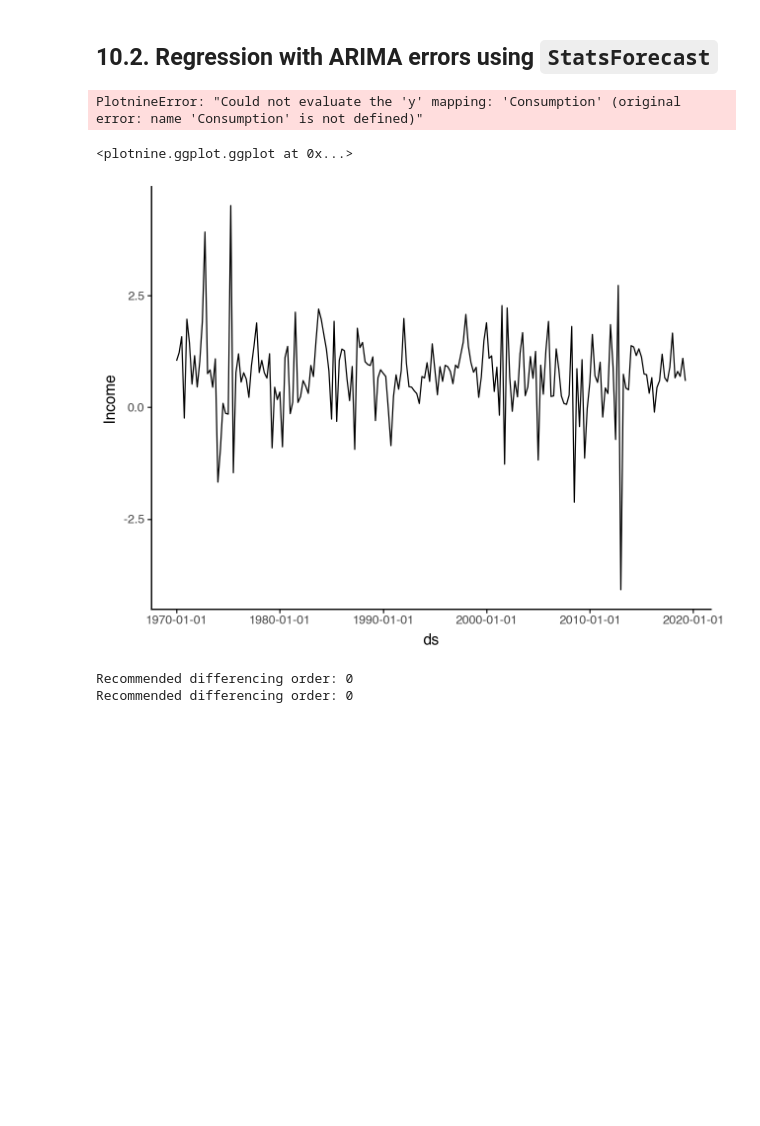
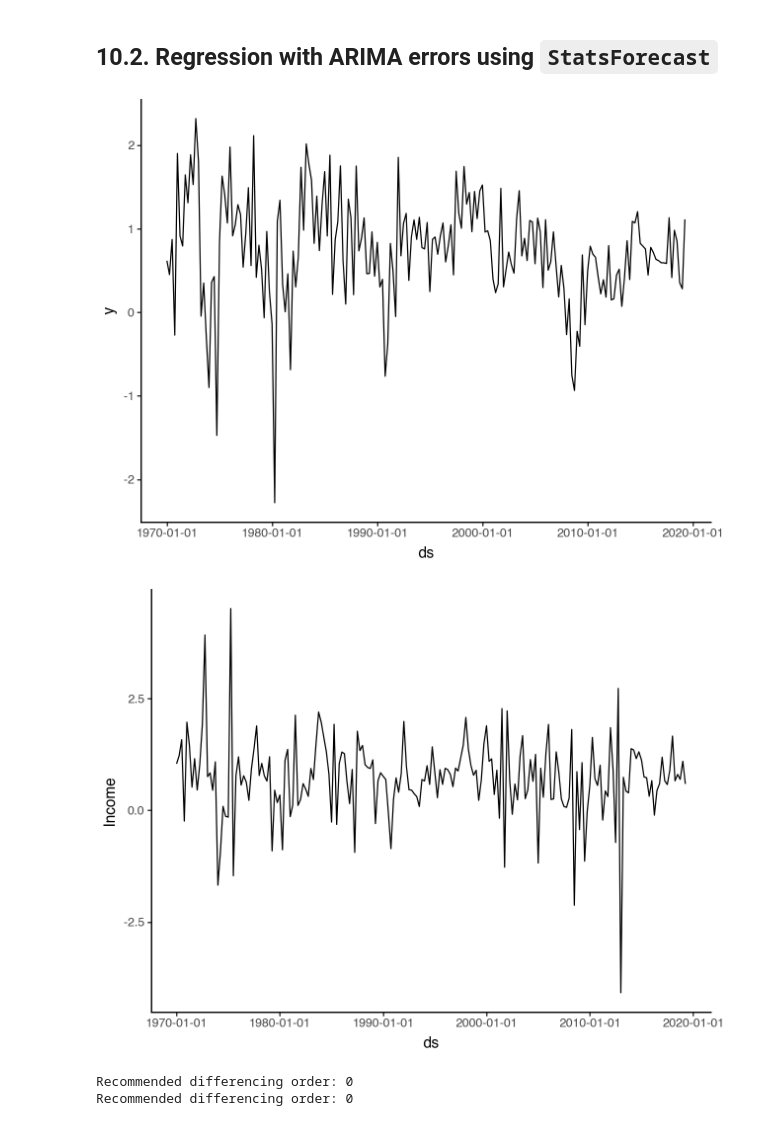
Before and after one commit to sebsciarra/gas_pump_prices, a Jupyter notebook: notebooks/chap10_dynamic_reg.ipynb, the cells around one changed output. Cells and saved outputs as stored; diff of their text form; code cells hidden in the pictures; blank space fills up the shorter version.

```diff
--- a/notebooks/chap10_dynamic_reg.ipynb
+++ b/notebooks/chap10_dynamic_reg.ipynb
@@ -73,20 +73,19 @@ $$
 # %%
 # Example: US personal consumption and income
 df_cons = pd.read_csv('data/raw/US_change.csv', parse_dates=['ds'])
 df_cons.rename(columns={"Consumption": "y"}, inplace=True)
 
 # plot consumption and income
-(ggplot(data=df_cons, mapping=aes(x='ds', y='Consumption')) +
+(ggplot(data=df_cons, mapping=aes(x='ds', y='y')) +
     geom_line() +
     theme_classic())
 
 (ggplot(data=df_cons, mapping=aes(x='ds', y='Income')) +
     geom_line() +
     theme_classic())
 # %% [output]
-PlotnineError: "Could not evaluate the 'y' mapping: 'Consumption' (original error: name 'Consumption' is not defined)"
-<plotnine.ggplot.ggplot at 0x...>
-[figure, old version]
+[figure, new version]
+[figure, added]
 # %%
 # examine whether differncing is required
 print("Recommended differencing order:", ndiffs(x=df_cons['y'].values))
```
Also changed, not shown: parts of 4 cells of this notebook, 2 other files.
